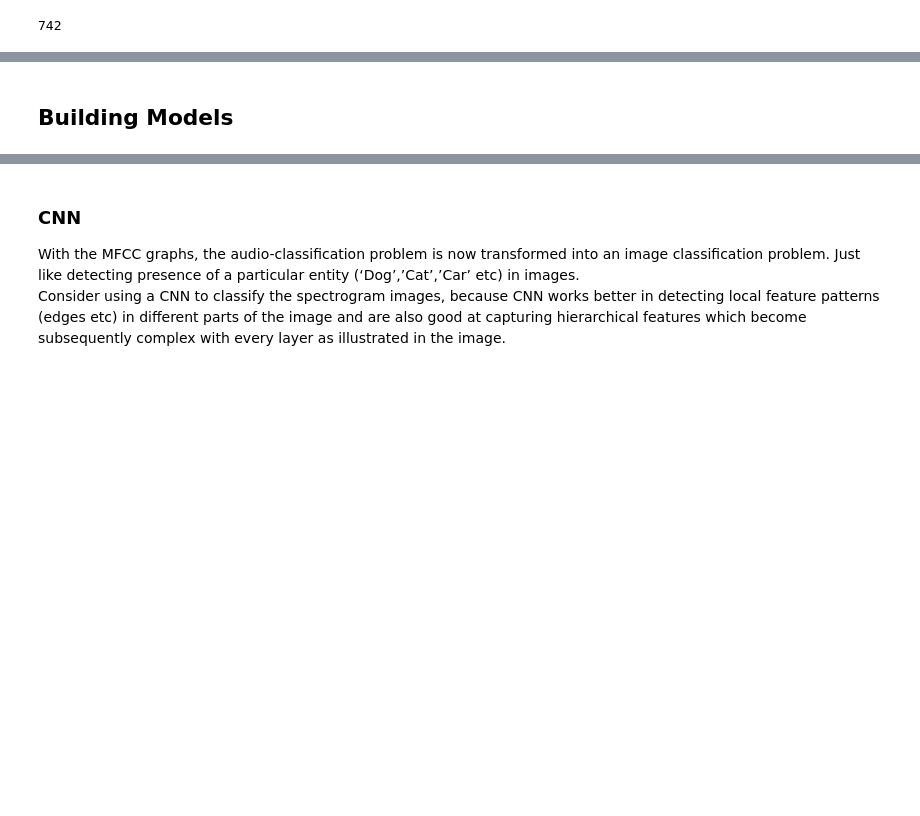
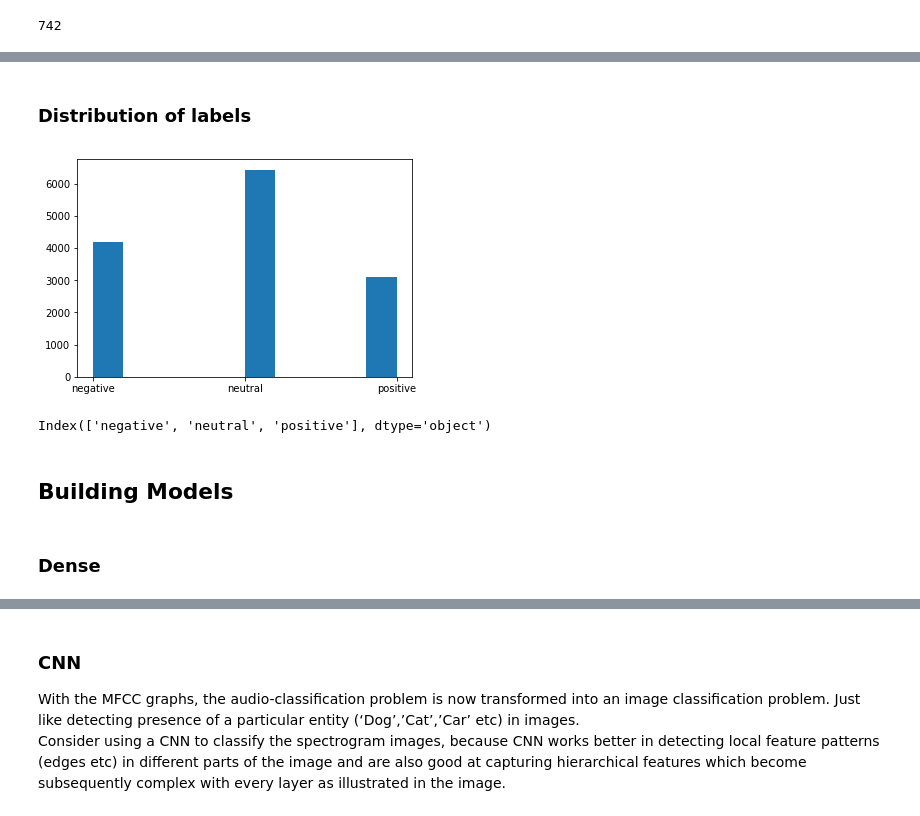
Before and after one commit to zeetaros/ml_nanodegree, a Jupyter notebook: capstone/dev_audio_models.ipynb, the cells around one changed output, grey strips where cells are left out. Saved outputs shown, nothing was run; the diff lists cells and outputs as text; code cells hidden in the pictures; blank space fills up the shorter version.

```diff
--- a/capstone/dev_audio_models.ipynb
+++ b/capstone/dev_audio_models.ipynb
@@ -388,2 +406,15 @@ len(X_train)
+# %% [markdown]
+### Distribution of labels
+# %%
+plt.hist(list(mfcc_df.Sentiment.values))
+plt.show()
+# %% [output]
+[figure, added]
+# %%
+uniques
+# %% [output]
+Index(['negative', 'neutral', 'positive'], dtype='object')
 # %% [markdown]
 ## Building Models
+# %% [markdown]
+### Dense
```
Also changed, not shown: parts of 17 cells of this notebook, 1 other file.
